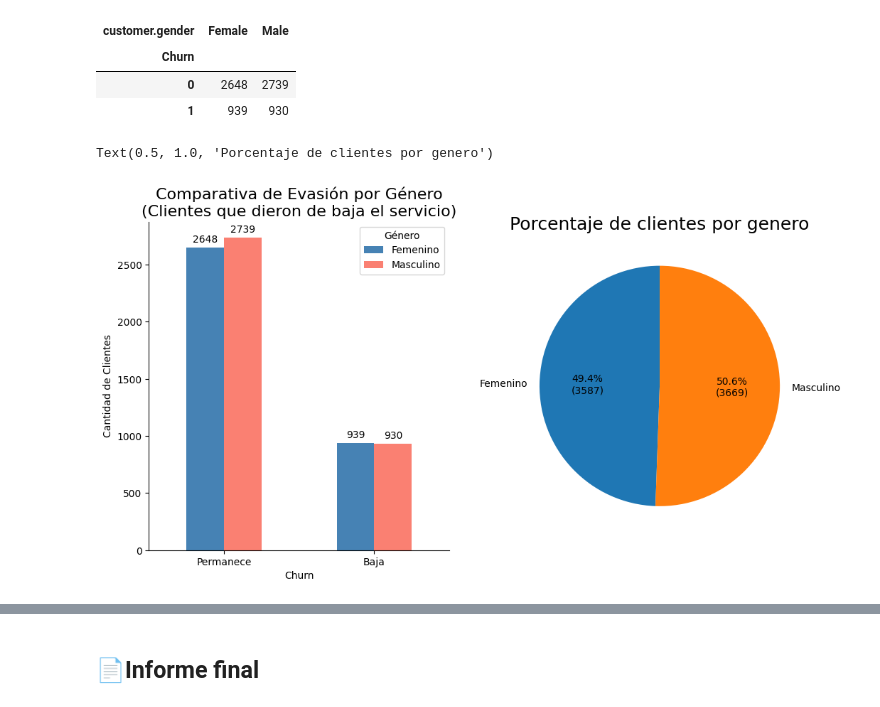
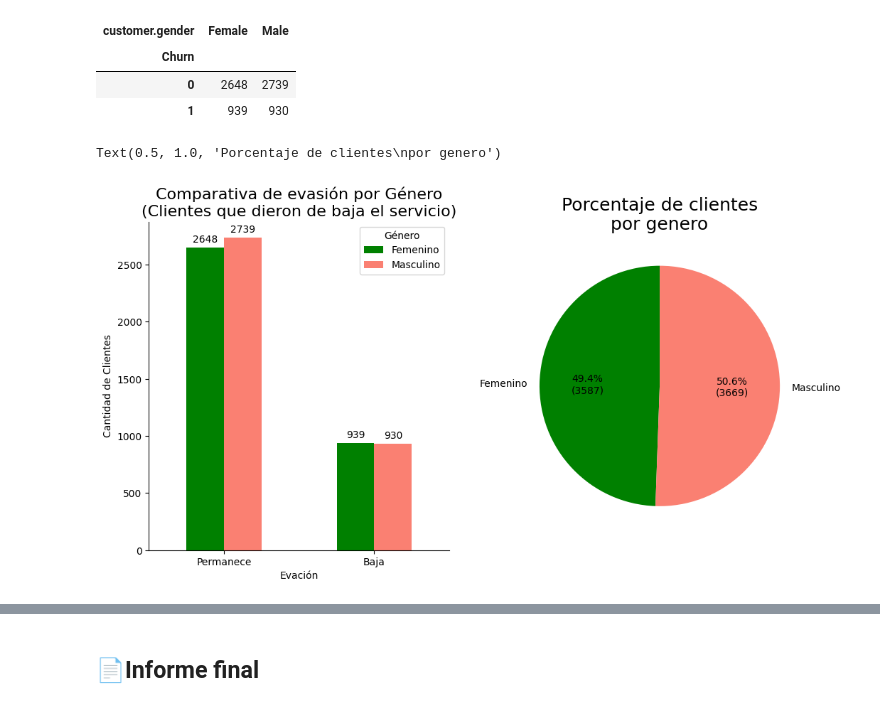
Before and after one commit to OctavioPinoRosas/ChallengeTelecomX, a Jupyter notebook: TelecomX_LATAM.ipynb, the cells around one changed output, grey strips where cells are left out. Saved outputs shown, nothing was run; the diff lists cells and outputs as text; code cells hidden in the pictures.

```diff
--- a/TelecomX_LATAM.ipynb
+++ b/TelecomX_LATAM.ipynb
@@ -287,7 +288,7 @@ plt.show()
 # %% [markdown]
 #### **Recuento por genero**
 # %%
-df_group = df.groupby(['Churn', 'customer.gender']).size().unstack()
+df_group = df.groupby(['Churn', 'customer.gender'], observed=True).size().unstack()
 df_group
 # %% [output]
 | customer.gender | Female | Male |
@@ -295,27 +296,30 @@ df_group
 | 0 | 2648 | 2739 |
 | 1 | 939 | 930 |
 # %%
+colores=['green', 'salmon']
 # Grafica de evación por genero
 fig, ax = plt.subplots(1, 2, figsize=(12, 6))
-df_group.plot(kind='bar',ax=ax[0],color=['steelblue', 'salmon'])
-ax[0].set_title('Comparativa de Evasión por Género\n(Clientes que dieron de baja el servicio)',fontsize=16)
+df_group.plot(kind='bar',ax=ax[0],color=colores)
+ax[0].set_title('Comparativa de evasión por Género\n(Clientes que dieron de baja el servicio)',fontsize=16)
 ax[0].set_ylabel('Cantidad de Clientes')
+ax[0].set_xlabel('Evación')
 ax[0].legend(title='Género',labels=('Femenino','Masculino'))
 ax[0].set_xticklabels(['Permanece', 'Baja'], rotation=0)
 ax[0].spines['top'].set_visible(False)
 ax[0].spines['right'].set_visible(False)
 for container in ax[0].containers:
     ax[0].bar_label(container, label_type='edge', padding=3)
 
 # Datos para grafica de porcentaje por cada genero
 cantidades = [df_group['Female'].sum(), df_group['Male'].sum()]
 etiquetas = ['Femenino', 'Masculino']
 # ➕ Función para mostrar porcentaje + cantidad
 def etiqueta_pastel(pct, all_vals):
     cantidad = int(round(pct / 100. * sum(all_vals)))
     return f'{pct:.1f}%\n({cantidad})'
-ax[1].pie(cantidades, labels=etiquetas, autopct=lambda pct: etiqueta_pastel(pct, cantidades), startangle=90)
-ax[1].set_title('Porcentaje de clientes por genero', fontsize=18)
+ax[1].pie(cantidades, labels=etiquetas, autopct=lambda pct: etiqueta_pastel(pct, cantidades),
+          startangle=90,colors=colores)
+ax[1].set_title('Porcentaje de clientes\npor genero', fontsize=18)
 # %% [output]
-Text(0.5, 1.0, 'Porcentaje de clientes por genero')
+Text(0.5, 1.0, 'Porcentaje de clientes\npor genero')
-[figure, old version]
+[figure, new version]
```
Also changed, not shown: parts of 4 cells of this notebook.
